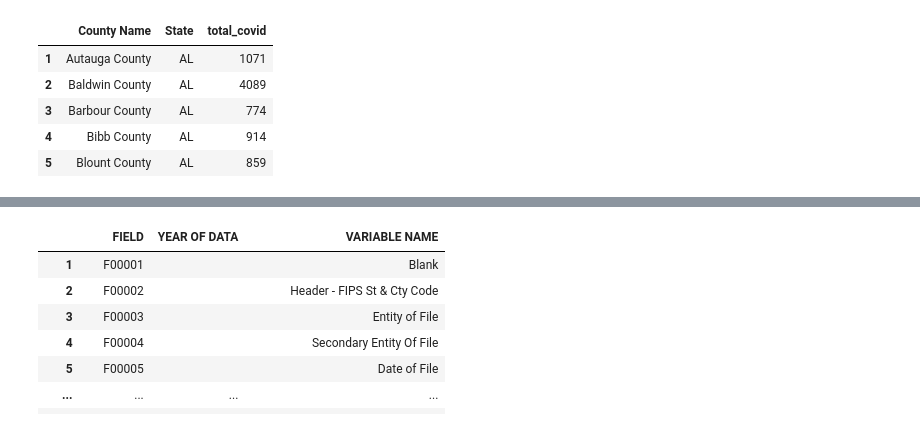
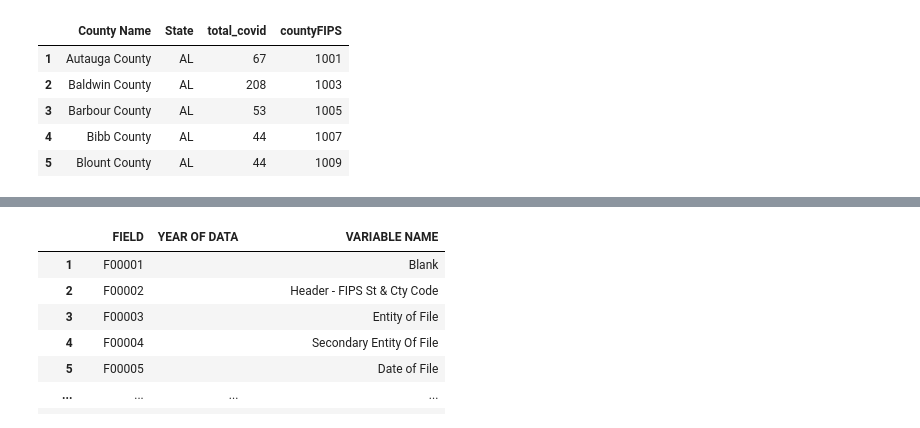
Before and after one commit to Agelf123/covid_predictions, a Jupyter notebook: code/aryeh/Covid Data Collection.ipynb, the cells around one changed output, grey strips where cells are left out. Drawn from its saved outputs; the diff is of its cells as text; code cells hidden in the pictures.

```diff
--- a/code/aryeh/Covid Data Collection.ipynb
+++ b/code/aryeh/Covid Data Collection.ipynb
@@ -58,2 +63,2 @@ dates = covid_county.columns[4:]
 # %%
-covid_county['total_covid']  = df[dates].sum(axis=1)
+covid_county['total_covid']  = df['5/8/20']
@@ -60,12 +81,12 @@ covid_county['total_covid']  = df[dates].sum(axis=1)
 # %%
-df = pd.DataFrame(covid_county,columns = ['County Name','State','total_covid'])
+df = pd.DataFrame(covid_county,columns = ['County Name','State','total_covid','countyFIPS'])
 df.head()
 # %% [output]
-|  | County Name | State | total_covid |
-| 1 | Autauga County | AL | 1071 |
-| 2 | Baldwin County | AL | 4089 |
-| 3 | Barbour County | AL | 774 |
-| 4 | Bibb County | AL | 914 |
-| 5 | Blount County | AL | 859 |
+|  | County Name | State | total_covid | countyFIPS |
+| 1 | Autauga County | AL | 67 | 1001 |
+| 2 | Baldwin County | AL | 208 | 1003 |
+| 3 | Barbour County | AL | 53 | 1005 |
+| 4 | Bibb County | AL | 44 | 1007 |
+| 5 | Blount County | AL | 44 | 1009 |
 # %%
 zips = pd.read_csv('../../data/uszips.csv')
```
Also changed, not shown: parts of 60 cells of this notebook, 3 other files.
